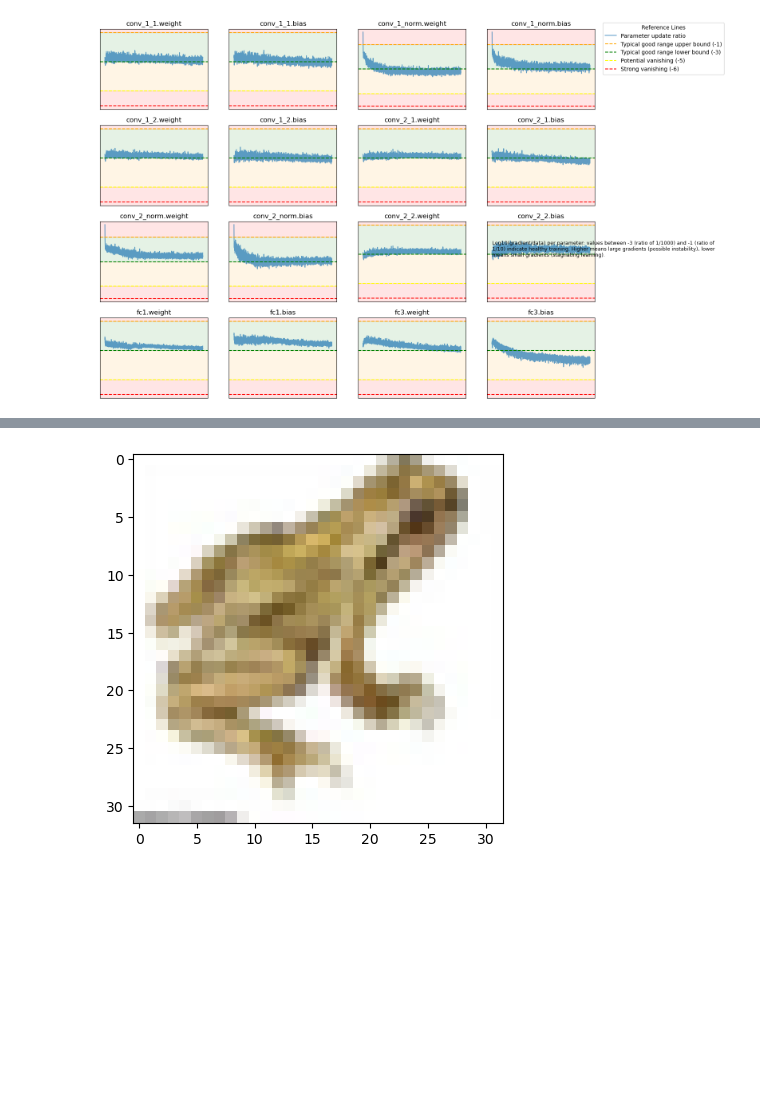
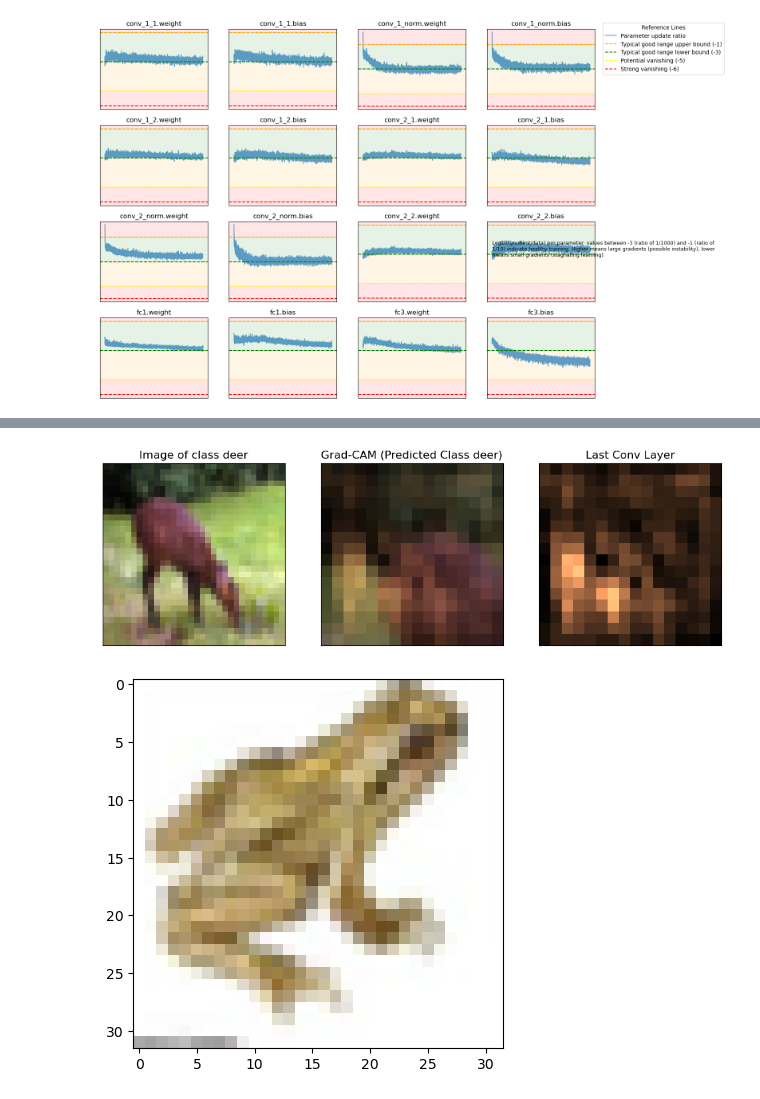
Before and after one commit to Danpythonman/cifar-10-cnn, a Jupyter notebook: cifar-10.ipynb, the cells around one changed output, grey strips where cells are left out. Saved outputs shown, nothing was run; the diff lists cells and outputs as text; code cells hidden in the pictures; blank space fills up the shorter version.

```diff
--- a/cifar-10.ipynb
+++ b/cifar-10.ipynb
@@ -575,3 +635,52 @@ _, predicted = torch.max(output, 1)
+# %%
+def gradcam_plus_plus(act: torch.Tensor, grad: torch.Tensor) -> np.ndarray:
+    """
+    act: activation from conv layer, shape [1, C, H, W]
+    grad: gradient w.r.t. activations, shape [1, C, H, W]
+    Returns: heatmap as np.ndarray of shape [H, W]
+    """
+    grad = grad[0]  # [C, H, W]
+    act = act[0]    # [C, H, W]
+
+    # Compute second-order and third-order gradients
+    grad2 = grad ** 2
+    grad3 = grad2 * grad
+
+    # Sum over spatial dimensions
+    sum_act = act.sum(dim=(1, 2), keepdim=True)  # [C, 1, 1]
+    eps = 1e-8
+
+    alpha = grad2 / (2 * grad2 + sum_act * grad3 + eps)  # [C, H, W]
+    relu_grad = F.relu(grad)
+
+    weights = (alpha * relu_grad).sum(dim=(1, 2))  # [C]
+    cam = (weights[:, None, None] * act).sum(dim=0)  # [H, W]
+
+    cam = F.relu(cam)
+    cam -= cam.min()
+    cam /= cam.max() + eps
+    return cam.cpu().numpy()
+
+# output[0, pred_class].backward()
+cam = gradcam_plus_plus(activations['conv_2_2'], gradients['conv_2_2'])
+
+fig, axs = plt.subplots(1, 3, figsize=(12, 8))
+axs[0].imshow(img_np)
+axs[0].set_title(f'Image of class {classes[label]}')
+axs[0].set_xticks([])
+axs[0].set_yticks([])
+axs[1].imshow(img_np)
+axs[1].imshow(cam, cmap='copper', alpha=0.5)
+axs[1].set_xticks([])
+axs[1].set_yticks([])
+axs[1].set_title(f"Grad-CAM (Predicted Class {classes[predicted]})")
+axs[2].imshow(cam, cmap='copper')
+axs[2].set_xticks([])
+axs[2].set_yticks([])
+axs[2].set_title(f"Last Conv Layer")
+plt.show()
+# %% [output]
+[figure, added]
 # %%
 # a = images[0] / 2 + 0.5          # Un-normalize
 # b = a.cpu().numpy()                # Tensor -> NumPy
```
Also changed, not shown: parts of 13 cells of this notebook.
